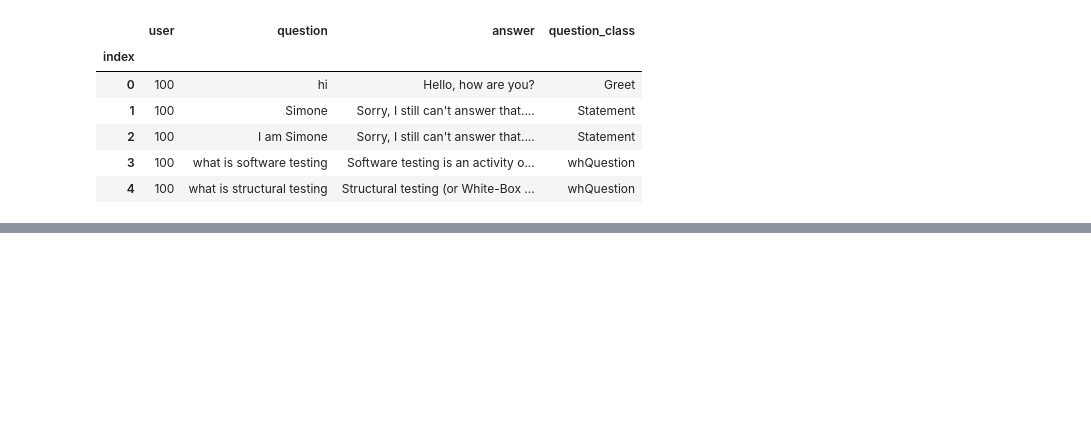
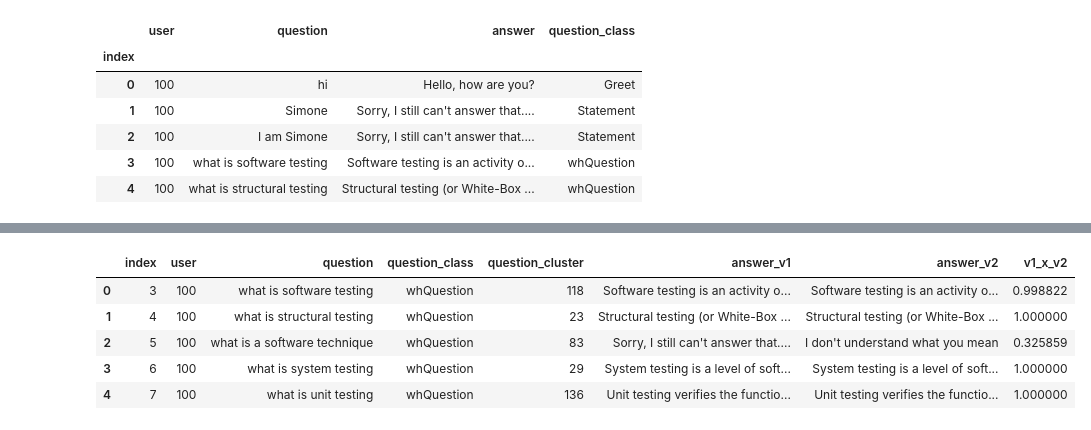
Before and after one commit to lazaromenezes/tob-stt-chat-gpt-analysis, a Jupyter notebook: logs/openai_analysis.ipynb, the cells around one changed output, grey strips where cells are left out. Saved outputs shown, nothing was run; the diff lists cells and outputs as text; code cells hidden in the pictures; blank space fills up the shorter version.

```diff
--- a/logs/openai_analysis.ipynb
+++ b/logs/openai_analysis.ipynb
@@ -105,2 +119,14 @@ sample_questions
 # %%
 sample_questions.to_csv("openai-sample.csv")
+# %%
+#load clustered and filtered dataset
+
+data = pd.read_csv('tob_domain_only.csv')
+data.head()
+# %% [output]
+|  | index | user | question | question_class | question_cluster | answer_v1 | answer_v2 | v1_x_v2 |
+| 0 | 3 | 100 | what is software testing | whQuestion | 118 | Software testing is an activity o... | Software testing is an activity o... | 0.998822 |
+| 1 | 4 | 100 | what is structural testing | whQuestion | 23 | Structural testing (or White-Box ... | Structural testing (or White-Box ... | 1.000000 |
+| 2 | 5 | 100 | what is a software technique | whQuestion | 83 | Sorry, I still can't answer that.... | I don't understand what you mean | 0.325859 |
+| 3 | 6 | 100 | what is system testing | whQuestion | 29 | System testing is a level of soft... | System testing is a level of soft... | 1.000000 |
+| 4 | 7 | 100 | what is unit testing | whQuestion | 136 | Unit testing verifies the functio... | Unit testing verifies the functio... | 1.000000 |
```
Also changed, not shown: parts of 22 cells of this notebook, 11 other files.
